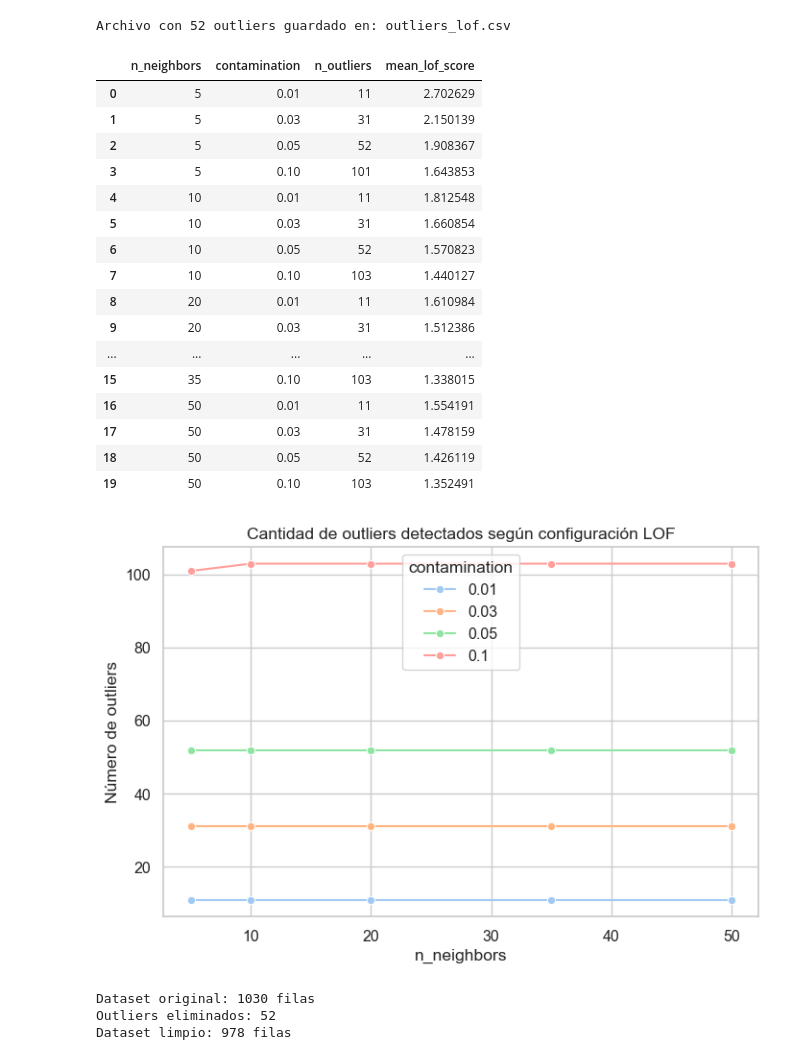
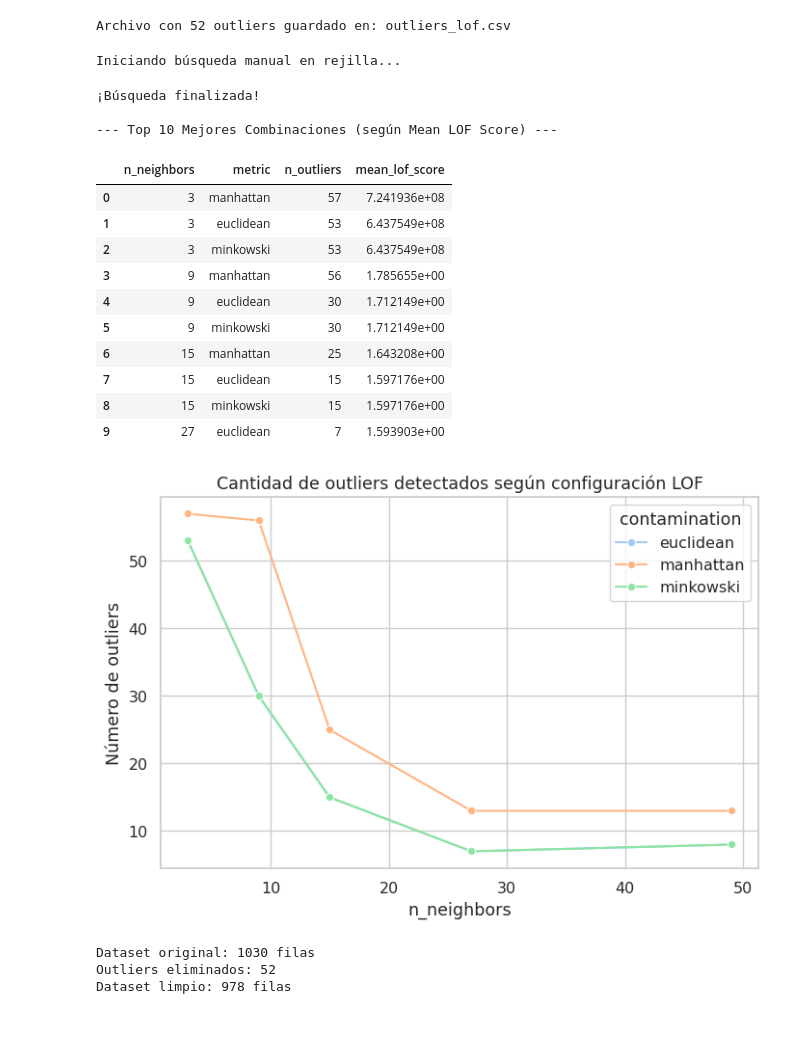
Before and after one commit to Alisser2001/QuantumMachineLearning, a Jupyter notebook: LOFConcreteQML.ipynb, the cells around one changed output. Drawn from its saved outputs; the diff is of its cells as text; code cells hidden in the pictures; blank space fills up the shorter version.

```diff
--- a/LOFConcreteQML.ipynb
+++ b/LOFConcreteQML.ipynb
@@ -371,58 +351,81 @@ Archivo con 52 outliers guardado en: outliers_lof.csv
 # %%
 # Hiperparámetros a probar
 from itertools import product
-neighbors_grid = [5, 10, 20, 35, 50]
-contamination_grid = [0.01, 0.03, 0.05, 0.1]
 
+
+X = df[features].copy()
+scaler = StandardScaler()
+X_scaled = scaler.fit_transform(X)
+
+neighbors_grid = [3, 9, 15, 27, 49]
+metric_grid = ['euclidean', 'manhattan', 'minkowski']
 results = []
 
-for n_neighbors, contamination in product(neighbors_grid, contamination_grid):
-    lof = LocalOutlierFactor(n_neighbors=n_neighbors, contamination=contamination, novelty=False)
+print("Iniciando búsqueda manual en rejilla...")
+
+for n_neighbors, metric in product(neighbors_grid, metric_grid):
+
+    # Crea la instancia de LOF con la combinación actual
+    lof = LocalOutlierFactor(
+        n_neighbors=n_neighbors,
+        metric=metric,
+        novelty=False
+    )
+
+    # Ajusta y predice
     y_pred = lof.fit_predict(X_scaled)
+
+    # Calcula las métricas
     lof_score = -lof.negative_outlier_factor_
     n_outliers = (y_pred == -1).sum()
-    mean_lof = lof_score[y_pred == -1].mean() if n_outliers > 0 else np.nan
 
+    # Calcula el score medio solo si se encontraron outliers
+    mean_lof = lof_score[y_pred == -1].mean() if n_outliers > 0 else 0.0
+
+    # Guarda los resultados
     results.append({
         "n_neighbors": n_neighbors,
-        "contamination": contamination,
+        "metric": metric,
         "n_outliers": n_outliers,
         "mean_lof_score": mean_lof
     })
 
+print("¡Búsqueda finalizada!")
+
 df_grid = pd.DataFrame(results)
-df_grid = df_grid.sort_values(["n_neighbors", "contamination"]).reset_index(drop=True)
 
-display(df_grid)
+
+df_grid_sorted = df_grid.sort_values(by="mean_lof_score", ascending=False).reset_index(drop=True)
+
+print("\n--- Top 10 Mejores Combinaciones (según Mean LOF Score) ---")
+display(df_grid_sorted.head(10))
 # %% [output]
+Iniciando búsqueda manual en rejilla...
+¡Búsqueda finalizada!
+
+--- Top 10 Mejores Combinaciones (según Mean LOF Score) ---
-|  | n_neighbors | contamination | n_outliers | mean_lof_score |
-| 0 | 5 | 0.01 | 11 | 2.702629 |
-| 1 | 5 | 0.03 | 31 | 2.150139 |
-| 2 | 5 | 0.05 | 52 | 1.908367 |
-| 3 | 5 | 0.10 | 101 | 1.643853 |
-| 4 | 10 | 0.01 | 11 | 1.812548 |
-| 5 | 10 | 0.03 | 31 | 1.660854 |
-| 6 | 10 | 0.05 | 52 | 1.570823 |
-| 7 | 10 | 0.10 | 103 | 1.440127 |
-| 8 | 20 | 0.01 | 11 | 1.610984 |
-| 9 | 20 | 0.03 | 31 | 1.512386 |
-| ... | ... | ... | ... | ... |
-| 15 | 35 | 0.10 | 103 | 1.338015 |
-| 16 | 50 | 0.01 | 11 | 1.554191 |
-| 17 | 50 | 0.03 | 31 | 1.478159 |
-| 18 | 50 | 0.05 | 52 | 1.426119 |
-| 19 | 50 | 0.10 | 103 | 1.352491 |
+|  | n_neighbors | metric | n_outliers | mean_lof_score |
+| 0 | 3 | manhattan | 57 | 7.241936e+08 |
+| 1 | 3 | euclidean | 53 | 6.437549e+08 |
+| 2 | 3 | minkowski | 53 | 6.437549e+08 |
+| 3 | 9 | manhattan | 56 | 1.785655e+00 |
+| 4 | 9 | euclidean | 30 | 1.712149e+00 |
+| 5 | 9 | minkowski | 30 | 1.712149e+00 |
+| 6 | 15 | manhattan | 25 | 1.643208e+00 |
+| 7 | 15 | euclidean | 15 | 1.597176e+00 |
+| 8 | 15 | minkowski | 15 | 1.597176e+00 |
+| 9 | 27 | euclidean | 7 | 1.593903e+00 |
 # %%
 plt.figure(figsize=(8,5))
 sns.lineplot(data=df_grid, x="n_neighbors", y="n_outliers",
-             hue="contamination", marker="o", palette="pastel")
+             hue="metric", marker="o", palette="pastel")
 plt.title("Cantidad de outliers detectados según configuración LOF")
 plt.ylabel("Número de outliers")
 plt.xlabel("n_neighbors")
 plt.legend(title="contamination")
 plt.show()
 # %% [output]
-[figure, old version]
+[figure, new version]
 # %%
 # Crear un DataFrame limpio sin outliers
 df_clean = df[~df["is_outlier"]].copy()
```
Also changed, not shown: parts of 9 cells of this notebook.
